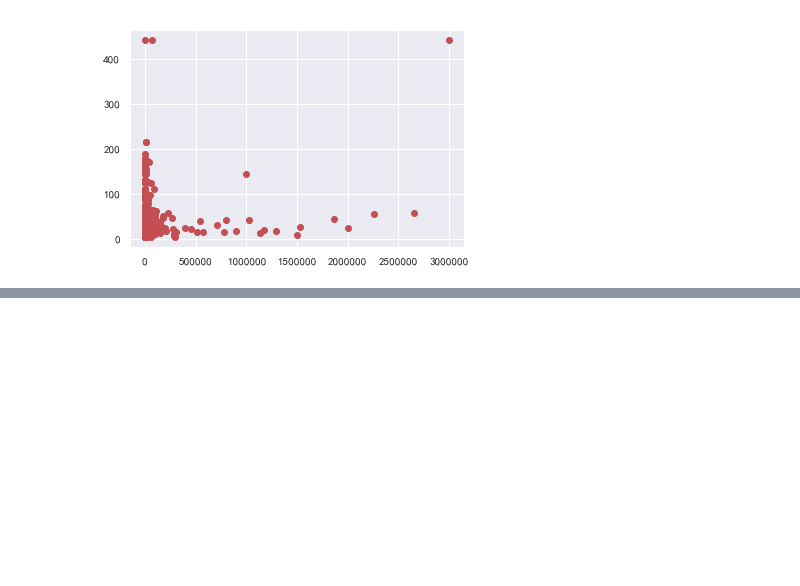
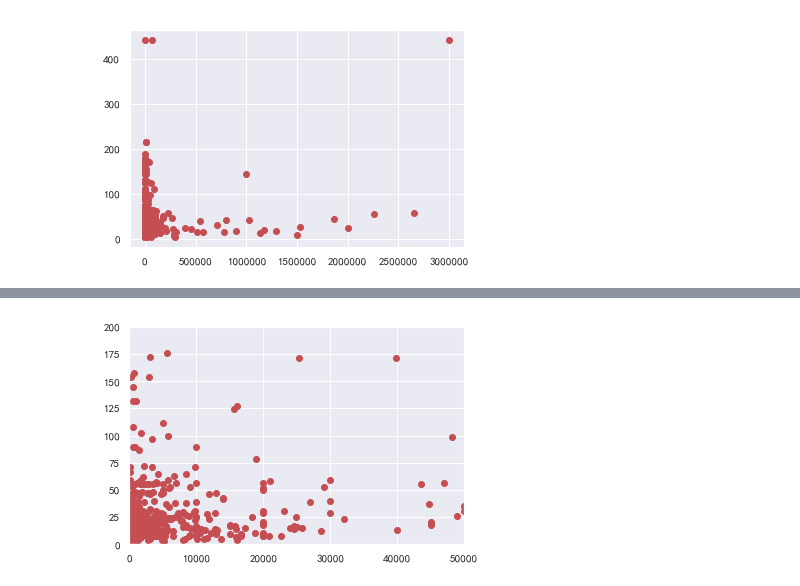
Before and after one commit to 314-studio/Car-Recommendation, a Jupyter notebook: DataCleaning.ipynb, the cells around one changed output, grey strips where cells are left out. Cells and saved outputs as stored; diff of their text form; code cells hidden in the pictures; blank space fills up the shorter version.

```diff
--- a/DataCleaning.ipynb
+++ b/DataCleaning.ipynb
@@ -132,0 +169,12 @@ plt.show()
+# %%
+#先将这两栏数据相减，为0则说明数据相同
+spend_pieces = [raw_data.iloc[:, 8], raw_data.iloc[:, 11]]
+spend_pieces = pd.concat(spend_pieces, axis=1)
+spend_pieces['差值'] = spend_pieces.iloc[:, 0] - spend_pieces.iloc[:, 1]
+
+#从数据中删除差值为0的数据
+spend_pieces = spend_pieces.drop(spend_pieces[spend_pieces['差值'] == 0.].index)
+spend_pieces = spend_pieces.drop(['近1年单笔交易金额最大值', '近1年月累计交易金额最大值'], axis=1)
+new_expances_data_ = pd.merge(new_expances_data, spend_pieces, on='userid')
+new_expances_data_ = new_expances_data_.drop(['差值', 'TOP1行业消费占比'], axis=1)
+new_expances_data_
@@ -132,0 +201,9 @@ plt.show()
+# %%
+y = new_expances_data_.iloc[:, 5].values
+X = new_expances_data_.iloc[:, -4].values
+
+plt.plot(X, y, 'ro')
+plt.axis([0, 50000, 0, 200])
+plt.show()
+# %% [output]
+[figure, added]
```
Also changed, not shown: parts of 15 cells of this notebook, 5 other files.
